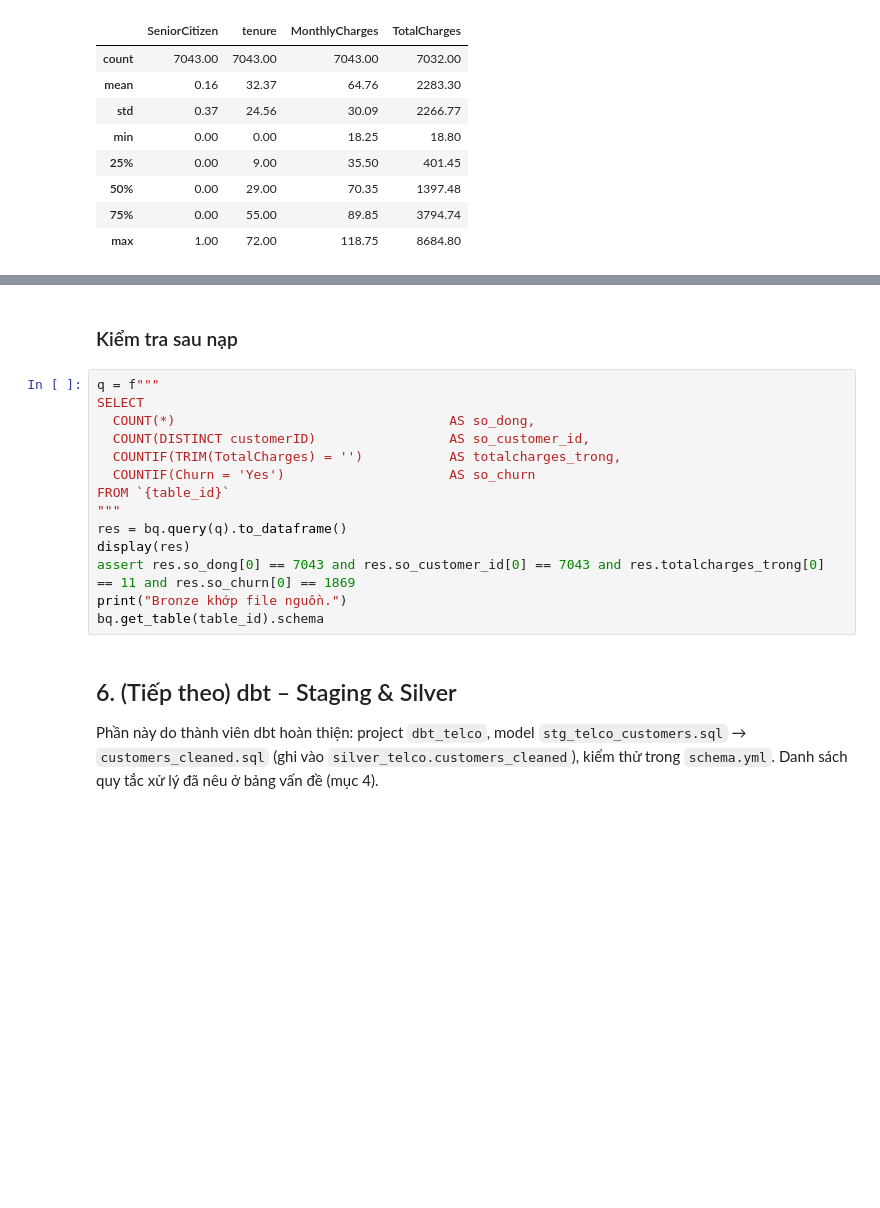
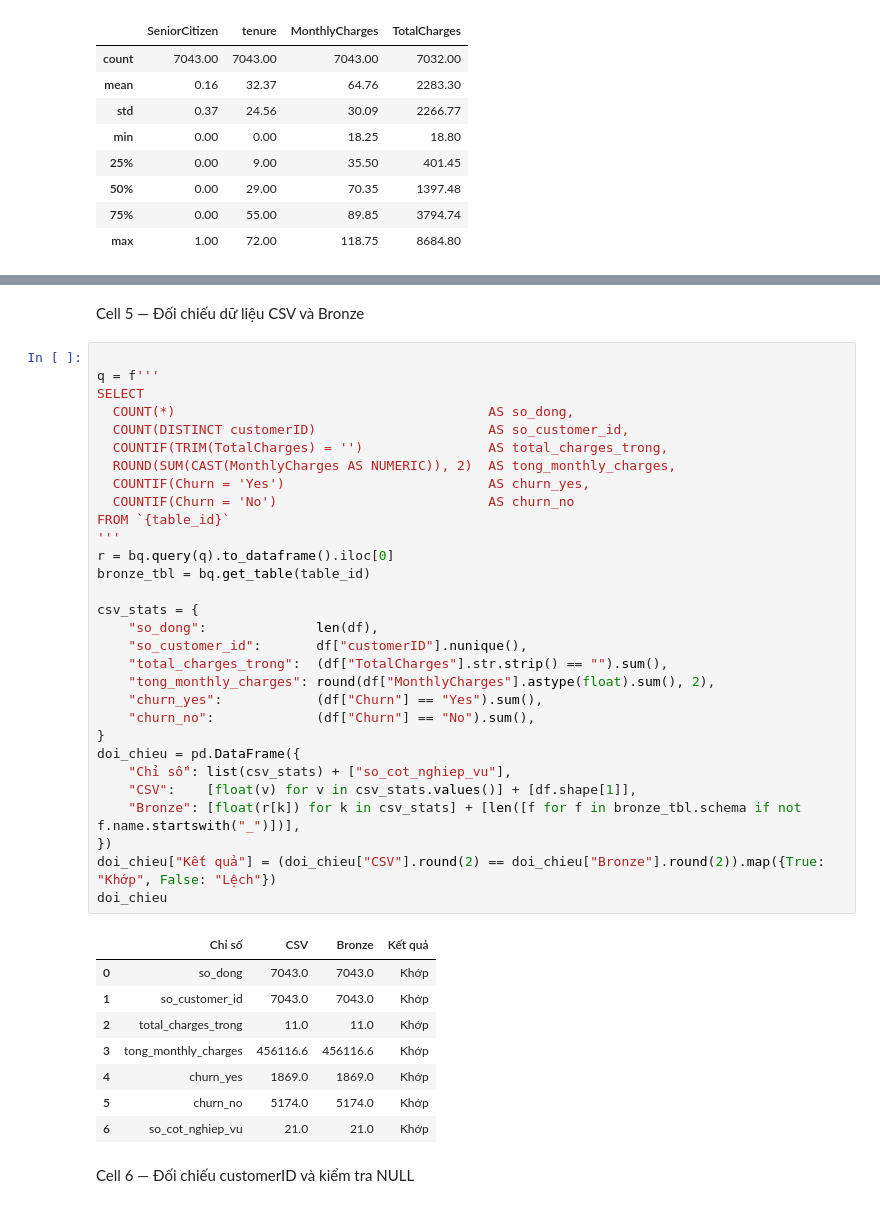
Before and after one commit to huyenpiano1711/BTQT2_Telco_dbt_BigQuery, a Jupyter notebook: telco_bronze_to_silver.ipynb, the cells around one changed output, grey strips where cells are left out. Drawn from its saved outputs; the diff is of its cells as text; blank space fills up the shorter version.

```diff
--- a/telco_bronze_to_silver.ipynb
+++ b/telco_bronze_to_silver.ipynb
@@ -295,19 +159,43 @@ NotFound: 404 POST https://bigquery.googleapis.com/bigquery/v2/projects/btqt2-te
-# %% [markdown]
-### Kiểm tra sau nạp
-# %%
-q = f"""
-SELECT
-  COUNT(*)                                   AS so_dong,
-  COUNT(DISTINCT customerID)                 AS so_customer_id,
-  COUNTIF(TRIM(TotalCharges) = '')           AS totalcharges_trong,
-  COUNTIF(Churn = 'Yes')                     AS so_churn
-FROM `{table_id}`
-"""
-res = bq.query(q).to_dataframe()
-display(res)
-assert res.so_dong[0] == 7043 and res.so_customer_id[0] == 7043 and res.totalcharges_trong[0] == 11 and res.so_churn[0] == 1869
-print("Bronze khớp file nguồn.")
-bq.get_table(table_id).schema
-# %% [markdown]
-## 6. (Tiếp theo) dbt – Staging & Silver
-Phần này do thành viên dbt hoàn thiện: project `dbt_telco`, model `stg_telco_customers.sql` → `customers_cleaned.sql` (ghi vào `silver_telco.customers_cleaned`), kiểm thử trong `schema.yml`. Danh sách quy tắc xử lý đã nêu ở bảng vấn đề (mục 4).
+# %% [markdown]
+Cell 5 — Đối chiếu dữ liệu CSV và Bronze
+# %%
+
+q = f'''
+SELECT
+  COUNT(*)                                        AS so_dong,
+  COUNT(DISTINCT customerID)                      AS so_customer_id,
+  COUNTIF(TRIM(TotalCharges) = '')                AS total_charges_trong,
+  ROUND(SUM(CAST(MonthlyCharges AS NUMERIC)), 2)  AS tong_monthly_charges,
+  COUNTIF(Churn = 'Yes')                          AS churn_yes,
+  COUNTIF(Churn = 'No')                           AS churn_no
+FROM `{table_id}`
+'''
+r = bq.query(q).to_dataframe().iloc[0]
+bronze_tbl = bq.get_table(table_id)
+
+csv_stats = {
+    "so_dong":              len(df),
+    "so_customer_id":       df["customerID"].nunique(),
+    "total_charges_trong":  (df["TotalCharges"].str.strip() == "").sum(),
+    "tong_monthly_charges": round(df["MonthlyCharges"].astype(float).sum(), 2),
+    "churn_yes":            (df["Churn"] == "Yes").sum(),
+    "churn_no":             (df["Churn"] == "No").sum(),
+}
+doi_chieu = pd.DataFrame({
+    "Chỉ số": list(csv_stats) + ["so_cot_nghiep_vu"],
+    "CSV":    [float(v) for v in csv_stats.values()] + [df.shape[1]],
+    "Bronze": [float(r[k]) for k in csv_stats] + [len([f for f in bronze_tbl.schema if not f.name.startswith("_")])],
+})
+doi_chieu["Kết quả"] = (doi_chieu["CSV"].round(2) == doi_chieu["Bronze"].round(2)).map({True: "Khớp", False: "Lệch"})
+doi_chieu
+# %% [output]
+|  | Chỉ số | CSV | Bronze | Kết quả |
+| 0 | so_dong | 7043.0 | 7043.0 | Khớp |
+| 1 | so_customer_id | 7043.0 | 7043.0 | Khớp |
+| 2 | total_charges_trong | 11.0 | 11.0 | Khớp |
+| 3 | tong_monthly_charges | 456116.6 | 456116.6 | Khớp |
+| 4 | churn_yes | 1869.0 | 1869.0 | Khớp |
+| 5 | churn_no | 5174.0 | 5174.0 | Khớp |
+| 6 | so_cot_nghiep_vu | 21.0 | 21.0 | Khớp |
+# %% [markdown]
+Cell 6 — Đối chiếu customerID và kiểm tra NULL
```
Also changed, not shown: parts of 25 cells of this notebook.
